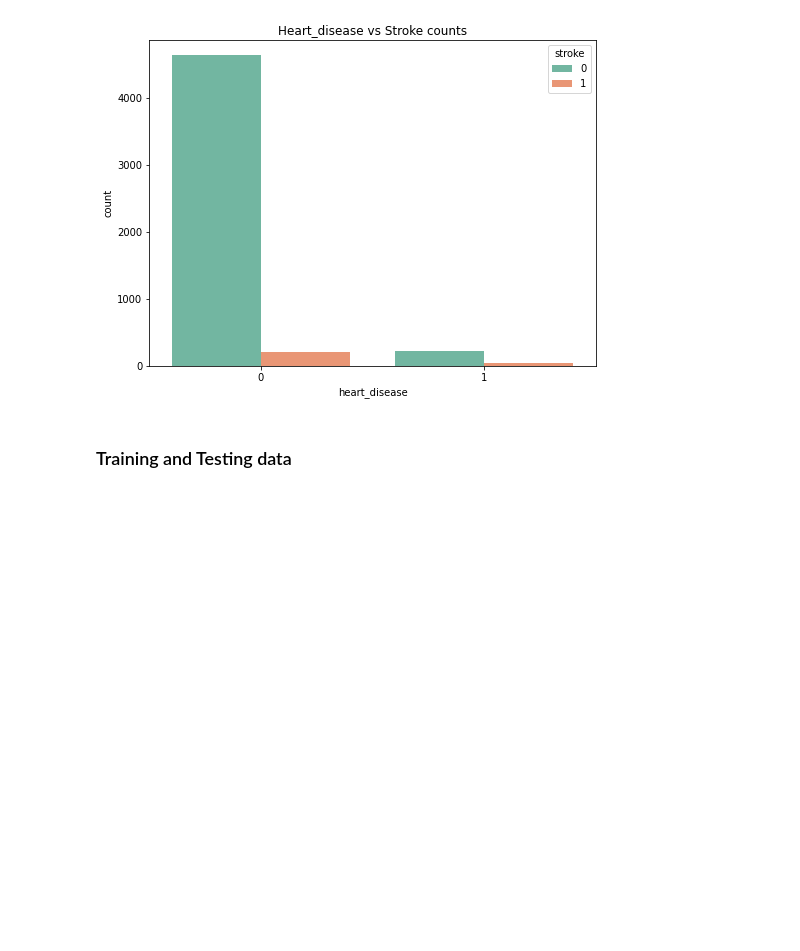
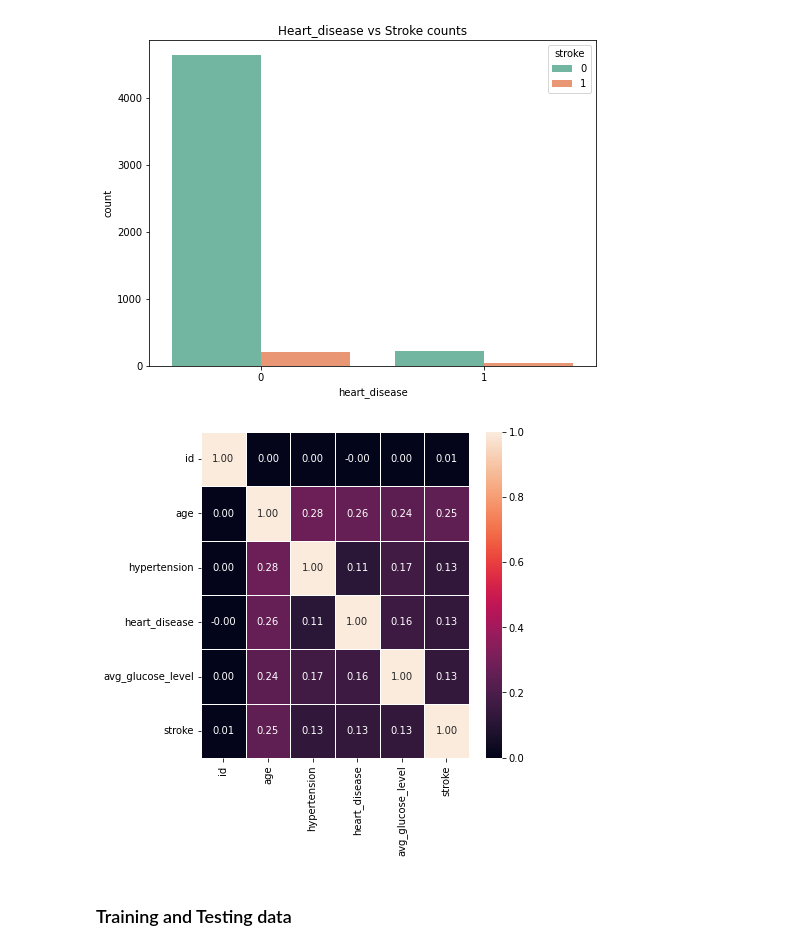
Before and after one commit to BibekRai44/Stroke-Analysis, a Jupyter notebook: stroke-prediction-and-analysis.ipynb, the cells around one changed output. Saved outputs shown, nothing was run; the diff lists cells and outputs as text; code cells hidden in the pictures; blank space fills up the shorter version.

Commit message:
Heatmap visualization

```diff
--- a/stroke-prediction-and-analysis.ipynb
+++ b/stroke-prediction-and-analysis.ipynb
@@ -474,6 +474,13 @@ ax.set_title('Heart_disease vs Stroke counts')
 plt.show()
 # %% [output]
 [figure]
+# %%
+#heatmap
+plt.figure(figsize=(6,6))
+sns.heatmap(df.corr(),annot=True,linewidth=0.5,fmt='0.2f')
+plt.show()
+# %% [output]
+[figure, added]
 # %% [markdown]
 ### Training and Testing data
 # %%
```
Also changed, not shown: parts of 5 cells of this notebook.
